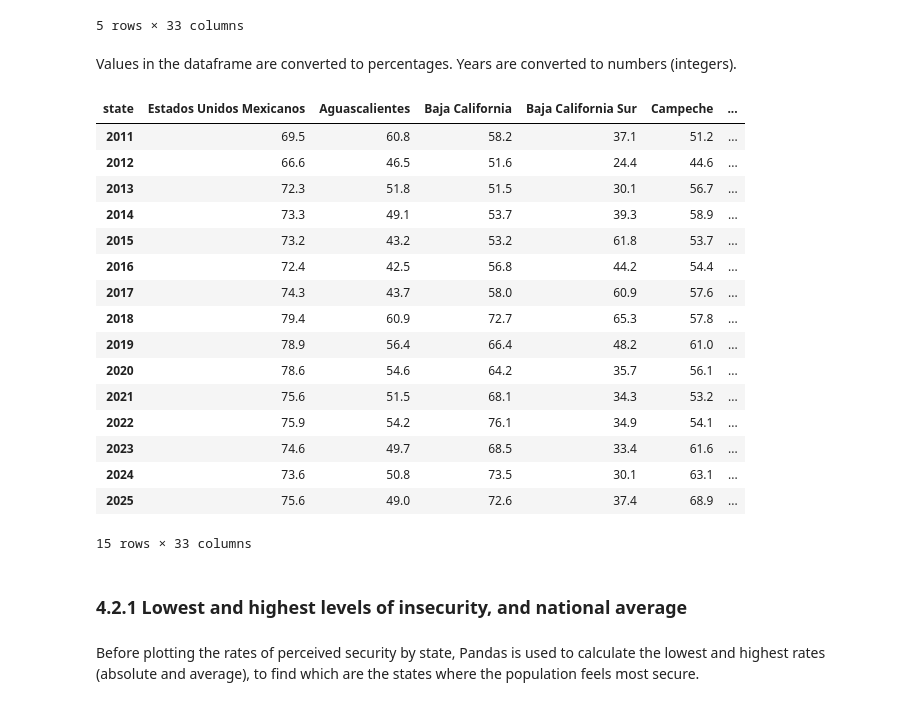
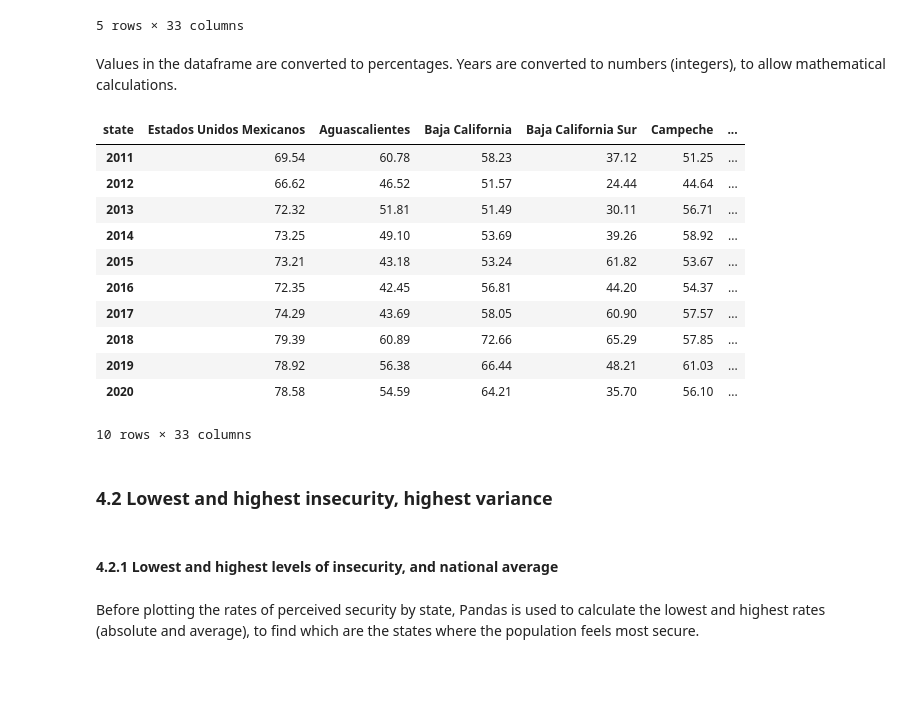
Before and after one commit to irenecelebrin/programming-for-data-analytics, a Jupyter notebook: project/project.ipynb, the cells around one changed output. Cells and saved outputs as stored; diff of their text form; code cells hidden in the pictures; blank space fills up the shorter version.

```diff
--- a/project/project.ipynb
+++ b/project/project.ipynb
@@ -642,36 +644,33 @@ new_security_by_state.head(5)
 | 2015 | 73208.738608 | 43178.321577 | 53240.620660 | 61824.967228 | 53672.307117 | ... |
 5 rows × 33 columns
 # %% [markdown]
-Values in the dataframe are converted to percentages. Years are converted to numbers (integers).
+Values in the dataframe are converted to percentages. Years are converted to numbers (integers), to allow mathematical calculations.
 # %%
 # convert values to % and round. see: https://pandas.pydata.org/docs/reference/api/pandas.DataFrame.round.html
 for col in new_security_by_state:
     new_security_by_state[col] = round(new_security_by_state[col] * 100 / 100000, 2)
 
 # convert years from strings to integers
 years = new_security_by_state.index.astype(int)
 
-new_security_by_state
+new_security_by_state.head(10)
 # %% [output]
 | state | Estados Unidos Mexicanos | Aguascalientes | Baja California | Baja California Sur | Campeche | ... |
-| 2011 | 69.5 | 60.8 | 58.2 | 37.1 | 51.2 | ... |
-| 2012 | 66.6 | 46.5 | 51.6 | 24.4 | 44.6 | ... |
-| 2013 | 72.3 | 51.8 | 51.5 | 30.1 | 56.7 | ... |
-| 2014 | 73.3 | 49.1 | 53.7 | 39.3 | 58.9 | ... |
-| 2015 | 73.2 | 43.2 | 53.2 | 61.8 | 53.7 | ... |
-| 2016 | 72.4 | 42.5 | 56.8 | 44.2 | 54.4 | ... |
-| 2017 | 74.3 | 43.7 | 58.0 | 60.9 | 57.6 | ... |
-| 2018 | 79.4 | 60.9 | 72.7 | 65.3 | 57.8 | ... |
-| 2019 | 78.9 | 56.4 | 66.4 | 48.2 | 61.0 | ... |
-| 2020 | 78.6 | 54.6 | 64.2 | 35.7 | 56.1 | ... |
-| 2021 | 75.6 | 51.5 | 68.1 | 34.3 | 53.2 | ... |
-| 2022 | 75.9 | 54.2 | 76.1 | 34.9 | 54.1 | ... |
-| 2023 | 74.6 | 49.7 | 68.5 | 33.4 | 61.6 | ... |
-| 2024 | 73.6 | 50.8 | 73.5 | 30.1 | 63.1 | ... |
-| 2025 | 75.6 | 49.0 | 72.6 | 37.4 | 68.9 | ... |
+| 2011 | 69.54 | 60.78 | 58.23 | 37.12 | 51.25 | ... |
+| 2012 | 66.62 | 46.52 | 51.57 | 24.44 | 44.64 | ... |
+| 2013 | 72.32 | 51.81 | 51.49 | 30.11 | 56.71 | ... |
+| 2014 | 73.25 | 49.10 | 53.69 | 39.26 | 58.92 | ... |
+| 2015 | 73.21 | 43.18 | 53.24 | 61.82 | 53.67 | ... |
+| 2016 | 72.35 | 42.45 | 56.81 | 44.20 | 54.37 | ... |
+| 2017 | 74.29 | 43.69 | 58.05 | 60.90 | 57.57 | ... |
+| 2018 | 79.39 | 60.89 | 72.66 | 65.29 | 57.85 | ... |
+| 2019 | 78.92 | 56.38 | 66.44 | 48.21 | 61.03 | ... |
+| 2020 | 78.58 | 54.59 | 64.21 | 35.70 | 56.10 | ... |
-15 rows × 33 columns
+10 rows × 33 columns
+# %% [markdown]
+### 4.2 Lowest and highest insecurity, highest variance
 # %% [markdown]
-### 4.2.1 Lowest and highest levels of insecurity, and national average
+#### 4.2.1 Lowest and highest levels of insecurity, and national average
 # %% [markdown]
 Before plotting the rates of perceived security by state, Pandas is used to calculate the lowest and highest rates (absolute and average), to find which are the states where the population feels most secure.
 # %%
```
Also changed, not shown: parts of 14 cells of this notebook.
